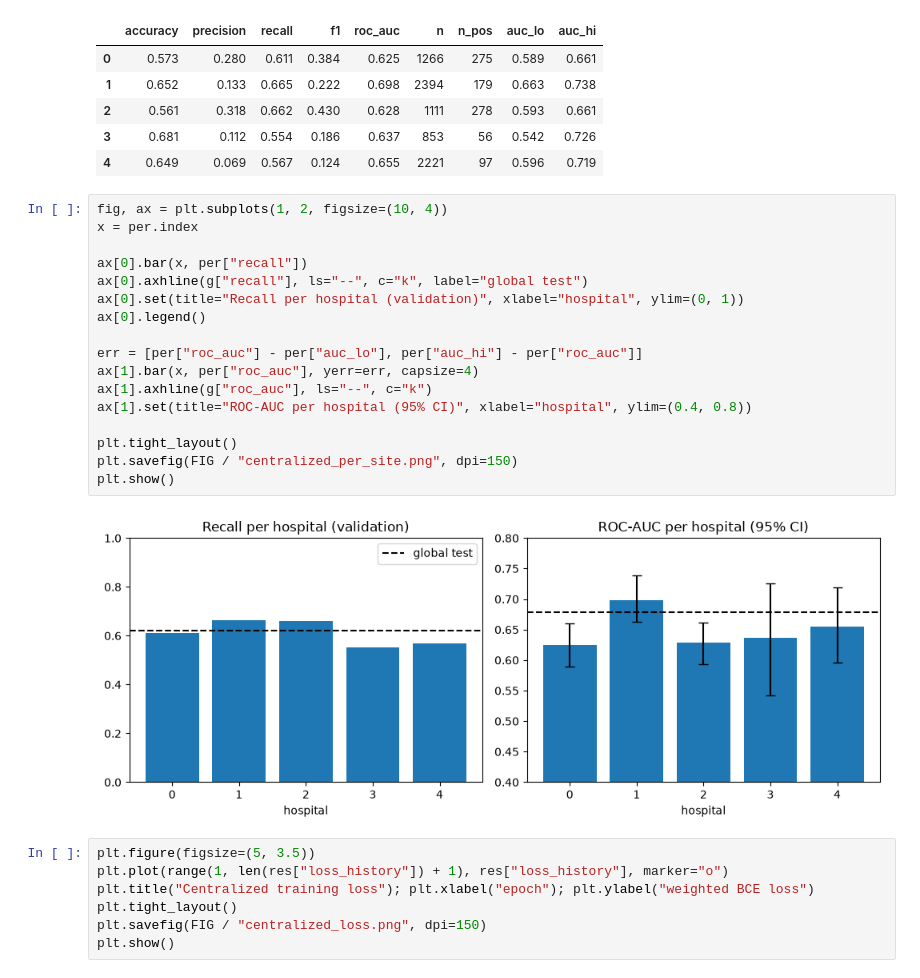
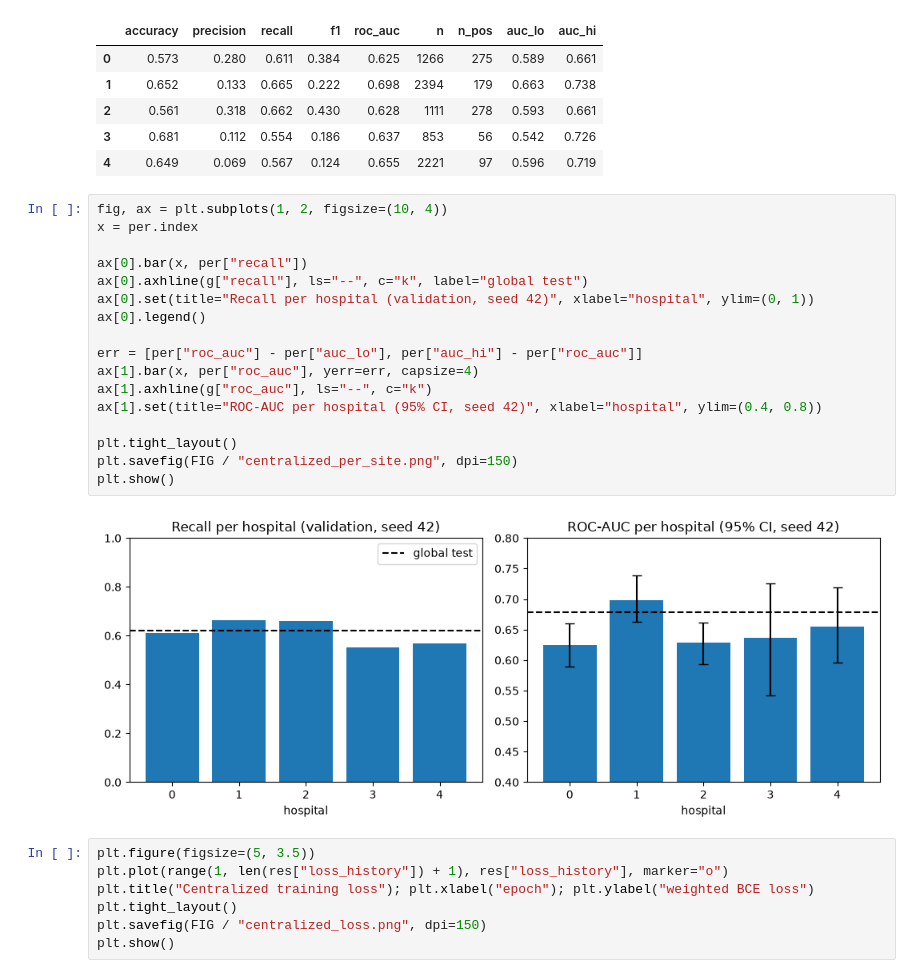
Before and after one commit to sunidhishekar-create/federated-learning-on-hospital-data-, a Jupyter notebook: notebooks/02_centralized_results.ipynb, the cells around one changed output. Saved outputs shown, nothing was run; the diff lists cells and outputs as text.

```diff
--- a/notebooks/02_centralized_results.ipynb
+++ b/notebooks/02_centralized_results.ipynb
@@ -51,22 +51,22 @@ per.round(3)
 # %%
 fig, ax = plt.subplots(1, 2, figsize=(10, 4))
 x = per.index
 
 ax[0].bar(x, per["recall"])
 ax[0].axhline(g["recall"], ls="--", c="k", label="global test")
-ax[0].set(title="Recall per hospital (validation)", xlabel="hospital", ylim=(0, 1))
+ax[0].set(title="Recall per hospital (validation, seed 42)", xlabel="hospital", ylim=(0, 1))
 ax[0].legend()
 
 err = [per["roc_auc"] - per["auc_lo"], per["auc_hi"] - per["roc_auc"]]
 ax[1].bar(x, per["roc_auc"], yerr=err, capsize=4)
 ax[1].axhline(g["roc_auc"], ls="--", c="k")
-ax[1].set(title="ROC-AUC per hospital (95% CI)", xlabel="hospital", ylim=(0.4, 0.8))
+ax[1].set(title="ROC-AUC per hospital (95% CI, seed 42)", xlabel="hospital", ylim=(0.4, 0.8))
 
 plt.tight_layout()
 plt.savefig(FIG / "centralized_per_site.png", dpi=150)
 plt.show()
 # %% [output]
-[figure, old version]
+[figure, new version]
 # %%
 plt.figure(figsize=(5, 3.5))
 plt.plot(range(1, len(res["loss_history"]) + 1), res["loss_history"], marker="o")
```
Also changed, not shown: parts of 6 cells of this notebook, 6 other files.
